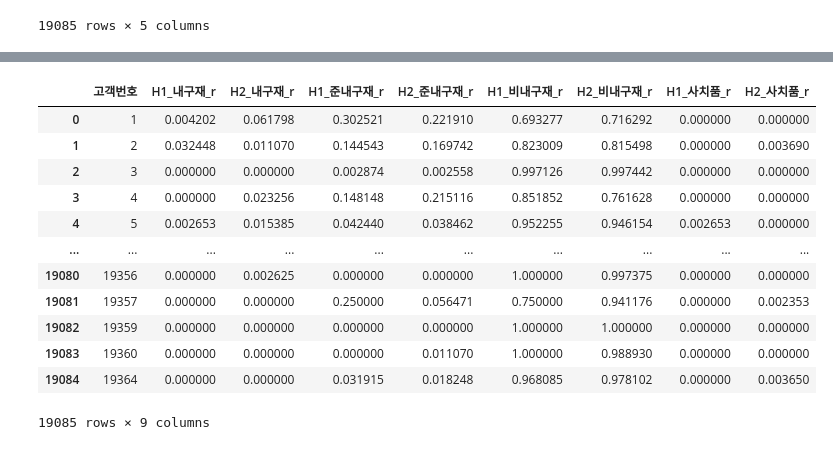
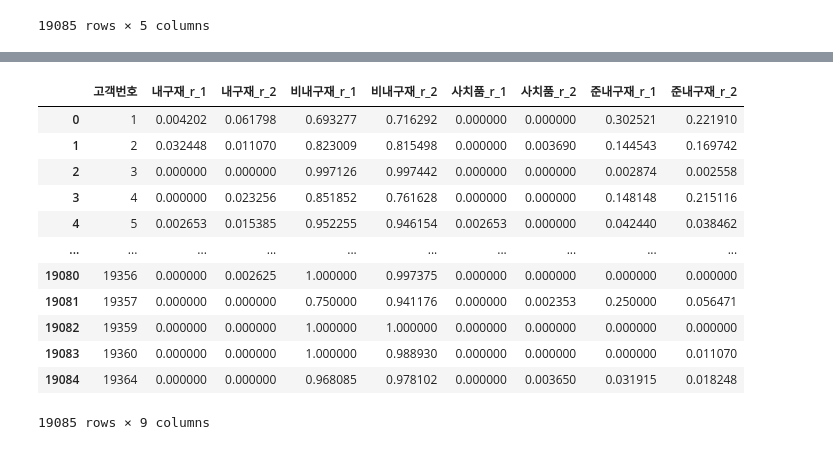
Before and after one commit to kikiru328/enterprise_analysis, a Jupyter notebook: New_clf_ratio.ipynb, the cells around one changed output, grey strips where cells are left out. Drawn from its saved outputs; the diff is of its cells as text; code cells hidden in the pictures.

```diff
--- a/New_clf_ratio.ipynb
+++ b/New_clf_ratio.ipynb
@@ -110,3 +105,8 @@ H4 = reName('H4',H4_r)
+# %%
+H1 = reName(1,H1_r)
+H2 = reName(2,H2_r)
+H3 = reName(3,H3_r)
+H4 = reName(4,H4_r)
 # %%
 H1
 # %% [output]
@@ -149,41 +148,41 @@ train
 19085 rows × 10 columns
 # %%
-# trainlist = ['H1','H2','H3']
-# c_li = list(H1_r.columns)
+trainlist = [1,2]
+c_li = list(H1_r.columns)
 
 
-# trainList = []
-# for col in c_li:
-#   for h in trainlist:
-#     trainList.append(f'{h}_{col}')
+trainList = []
+for col in c_li:
+  for h in trainlist:
+    trainList.append(f'{col}_{h}')
 
-# train = train[trainList]
 
-train = train[['H1_내구재_r',
- 'H2_내구재_r',
- 'H1_준내구재_r',
- 'H2_준내구재_r',
-  'H1_비내구재_r',
- 'H2_비내구재_r',
- 'H1_사치품_r',
- 'H2_사치품_r',
+
+train = train[[
+ '내구재_r_1',
+ '내구재_r_2',
+ '비내구재_r_1',
+ '비내구재_r_2',
+ '사치품_r_1',
+ '사치품_r_2',
+ '준내구재_r_1',
+ '준내구재_r_2'
 ]]
-# trainList
 # %%
-train = train.reset_index()
+# train = train.reset_index()
 train
 # %% [output]
-|  | 고객번호 | H1_내구재_r | H2_내구재_r | H1_준내구재_r | H2_준내구재_r | H1_비내구재_r | H2_비내구재_r | H1_사치품_r | H2_사치품_r |
-| 0 | 1 | 0.004202 | 0.061798 | 0.302521 | 0.221910 | 0.693277 | 0.716292 | 0.000000 | 0.000000 |
-| 1 | 2 | 0.032448 | 0.011070 | 0.144543 | 0.169742 | 0.823009 | 0.815498 | 0.000000 | 0.003690 |
-| 2 | 3 | 0.000000 | 0.000000 | 0.002874 | 0.002558 | 0.997126 | 0.997442 | 0.000000 | 0.000000 |
-| 3 | 4 | 0.000000 | 0.023256 | 0.148148 | 0.215116 | 0.851852 | 0.761628 | 0.000000 | 0.000000 |
-| 4 | 5 | 0.002653 | 0.015385 | 0.042440 | 0.038462 | 0.952255 | 0.946154 | 0.002653 | 0.000000 |
+|  | 고객번호 | 내구재_r_1 | 내구재_r_2 | 비내구재_r_1 | 비내구재_r_2 | 사치품_r_1 | 사치품_r_2 | 준내구재_r_1 | 준내구재_r_2 |
+| 0 | 1 | 0.004202 | 0.061798 | 0.693277 | 0.716292 | 0.000000 | 0.000000 | 0.302521 | 0.221910 |
+| 1 | 2 | 0.032448 | 0.011070 | 0.823009 | 0.815498 | 0.000000 | 0.003690 | 0.144543 | 0.169742 |
+| 2 | 3 | 0.000000 | 0.000000 | 0.997126 | 0.997442 | 0.000000 | 0.000000 | 0.002874 | 0.002558 |
+| 3 | 4 | 0.000000 | 0.023256 | 0.851852 | 0.761628 | 0.000000 | 0.000000 | 0.148148 | 0.215116 |
+| 4 | 5 | 0.002653 | 0.015385 | 0.952255 | 0.946154 | 0.002653 | 0.000000 | 0.042440 | 0.038462 |
 | ... | ... | ... | ... | ... | ... | ... | ... | ... | ... |
-| 19080 | 19356 | 0.000000 | 0.002625 | 0.000000 | 0.000000 | 1.000000 | 0.997375 | 0.000000 | 0.000000 |
-| 19081 | 19357 | 0.000000 | 0.000000 | 0.250000 | 0.056471 | 0.750000 | 0.941176 | 0.000000 | 0.002353 |
-| 19082 | 19359 | 0.000000 | 0.000000 | 0.000000 | 0.000000 | 1.000000 | 1.000000 | 0.000000 | 0.000000 |
-| 19083 | 19360 | 0.000000 | 0.000000 | 0.000000 | 0.011070 | 1.000000 | 0.988930 | 0.000000 | 0.000000 |
-| 19084 | 19364 | 0.000000 | 0.000000 | 0.031915 | 0.018248 | 0.968085 | 0.978102 | 0.000000 | 0.003650 |
+| 19080 | 19356 | 0.000000 | 0.002625 | 1.000000 | 0.997375 | 0.000000 | 0.000000 | 0.000000 | 0.000000 |
+| 19081 | 19357 | 0.000000 | 0.000000 | 0.750000 | 0.941176 | 0.000000 | 0.002353 | 0.250000 | 0.056471 |
+| 19082 | 19359 | 0.000000 | 0.000000 | 1.000000 | 1.000000 | 0.000000 | 0.000000 | 0.000000 | 0.000000 |
+| 19083 | 19360 | 0.000000 | 0.000000 | 1.000000 | 0.988930 | 0.000000 | 0.000000 | 0.000000 | 0.011070 |
+| 19084 | 19364 | 0.000000 | 0.000000 | 0.968085 | 0.978102 | 0.000000 | 0.003650 | 0.031915 | 0.018248 |
 19085 rows × 9 columns
 # %%
```
Also changed, not shown: parts of 9 cells of this notebook.
